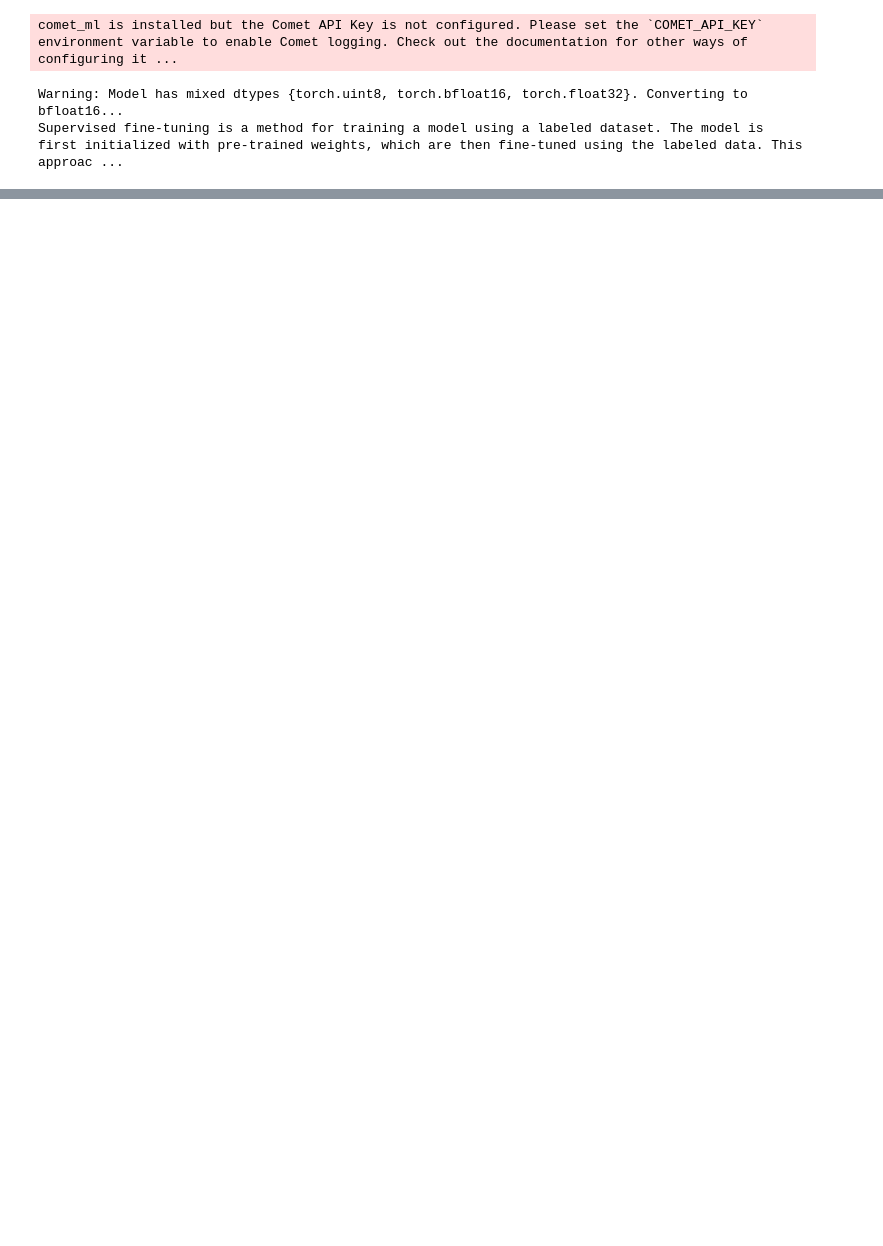
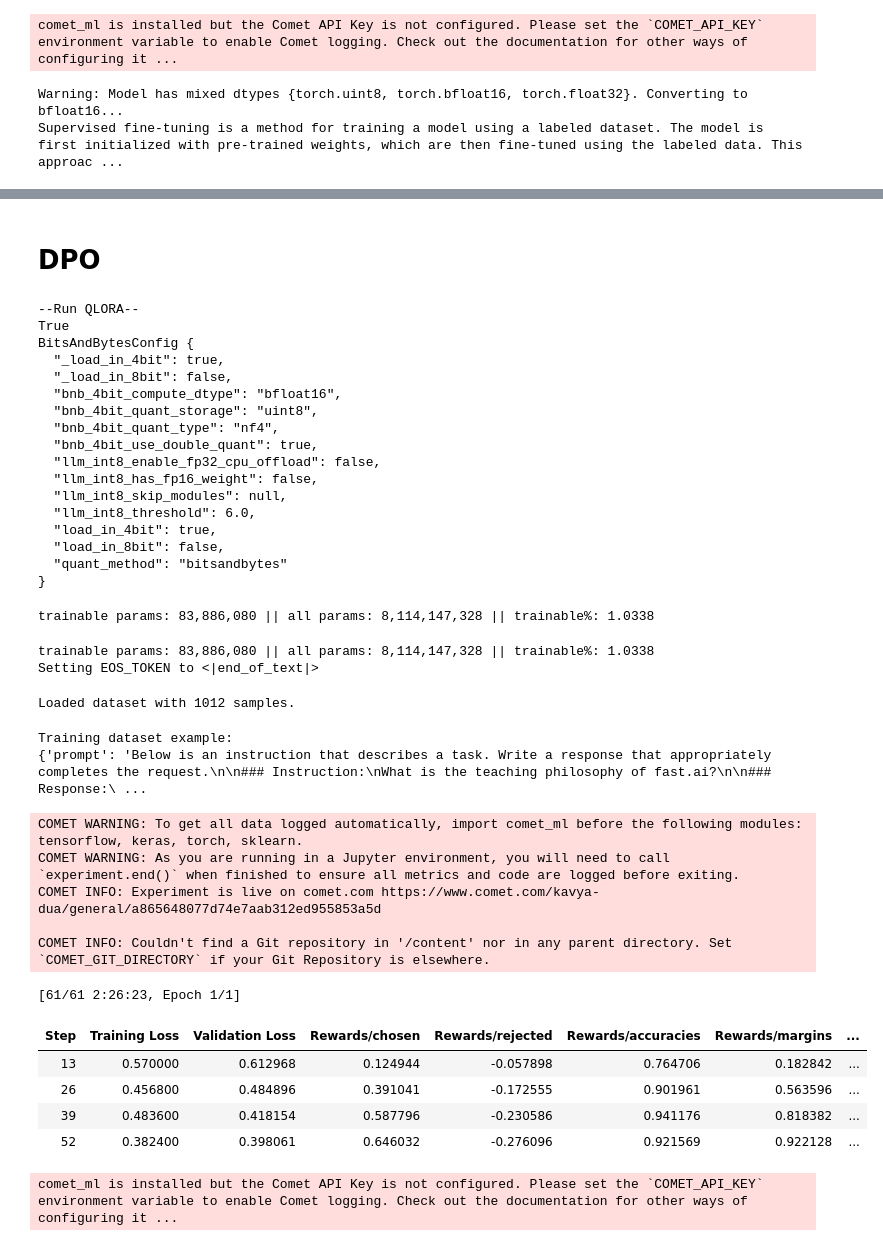
Before and after one commit to K-1303/llm-twin, a Jupyter notebook: llm_engineering/model/finetuning/finetune.ipynb, the cells around one changed output, grey strips where cells are left out. Cells and saved outputs as stored; diff of their text form; code cells hidden in the pictures; blank space fills up the shorter version.

Commit message:
feat: finetuned model furthur using DPO

```diff
--- a/llm_engineering/model/finetuning/finetune.ipynb
+++ b/llm_engineering/model/finetuning/finetune.ipynb
@@ -406,0 +413,14 @@ Model pushed successfully to 'K-1303/TwinLlama-3.1-8B-KD'
+# %% [markdown]
+# DPO
+# %%
+alpaca_template = """Below is an instruction that describes a task. Write a response that appropriately completes the request.
+
+### Instruction:
+{}
+
+### Response:
+"""
+# %%
+base_model_name = "K-1303/TwinLlama-3.1-8B-KD-16bit"
+# %%
+output_dir_sft = Path(args.model_dir) / "output_sft"
@@ -406,0 +536,47 @@ Model pushed successfully to 'K-1303/TwinLlama-3.1-8B-KD'
+# %%
+model, tokenizer = dpo(
+            finetuning_type="dpo",
+            model_name=base_model_name,
+            output_dir=str(output_dir_sft),
+            dataset_huggingface_workspace=args.dataset_huggingface_workspace,
+            num_train_epochs=args.num_train_epochs,
+            per_device_train_batch_size=args.per_device_train_batch_size,
+            load_in_4bit=True,
+            learning_rate=args.learning_rate,
+        )
+# %% [output]
+--Run QLORA--
+True
+BitsAndBytesConfig {
+  "_load_in_4bit": true,
+  "_load_in_8bit": false,
+  "bnb_4bit_compute_dtype": "bfloat16",
+  "bnb_4bit_quant_storage": "uint8",
+  "bnb_4bit_quant_type": "nf4",
+  "bnb_4bit_use_double_quant": true,
+  "llm_int8_enable_fp32_cpu_offload": false,
+  "llm_int8_has_fp16_weight": false,
+  "llm_int8_skip_modules": null,
+  "llm_int8_threshold": 6.0,
+  "load_in_4bit": true,
+  "load_in_8bit": false,
+  "quant_method": "bitsandbytes"
+}
+trainable params: 83,886,080 || all params: 8,114,147,328 || trainable%: 1.0338
+trainable params: 83,886,080 || all params: 8,114,147,328 || trainable%: 1.0338
+Setting EOS_TOKEN to <|end_of_text|>
+Loaded dataset with 1012 samples.
+Training dataset example:
+{'prompt': 'Below is an instruction that describes a task. Write a response that appropriately completes the request.\n\n### Instruction:\nWhat is the teaching philosophy of fast.ai?\n\n### Response:\ ...
+COMET WARNING: To get all data logged automatically, import comet_ml before the following modules: tensorflow, keras, torch, sklearn.
+COMET WARNING: As you are running in a Jupyter environment, you will need to call `experiment.end()` when finished to ensure all metrics and code are logged before exiting.
+COMET INFO: Experiment is live on comet.com https://www.comet.com/kavya-dua/general/a865648077d74e7aab312ed955853a5d
+
+COMET INFO: Couldn't find a Git repository in '/content' nor in any parent directory. Set `COMET_GIT_DIRECTORY` if your Git Repository is elsewhere.
+[61/61 2:26:23, Epoch 1/1]
+| Step | Training Loss | Validation Loss | Rewards/chosen | Rewards/rejected | Rewards/accuracies | Rewards/margins | ... |
+| 13 | 0.570000 | 0.612968 | 0.124944 | -0.057898 | 0.764706 | 0.182842 | ... |
+| 26 | 0.456800 | 0.484896 | 0.391041 | -0.172555 | 0.901961 | 0.563596 | ... |
+| 39 | 0.483600 | 0.418154 | 0.587796 | -0.230586 | 0.941176 | 0.818382 | ... |
+| 52 | 0.382400 | 0.398061 | 0.646032 | -0.276096 | 0.921569 | 0.922128 | ... |
+comet_ml is installed but the Comet API Key is not configured. Please set the `COMET_API_KEY` environment variable to enable Comet logging. Check out the documentation for other ways of configuring it ...
```
Also changed, not shown: parts of 14 cells of this notebook.
